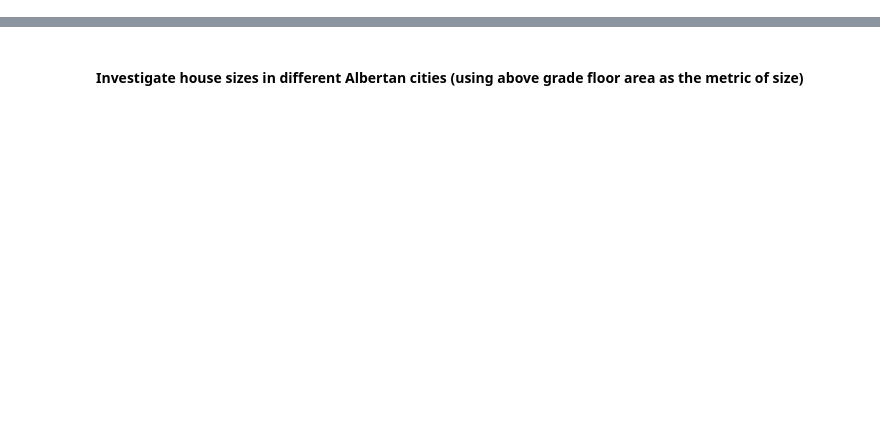
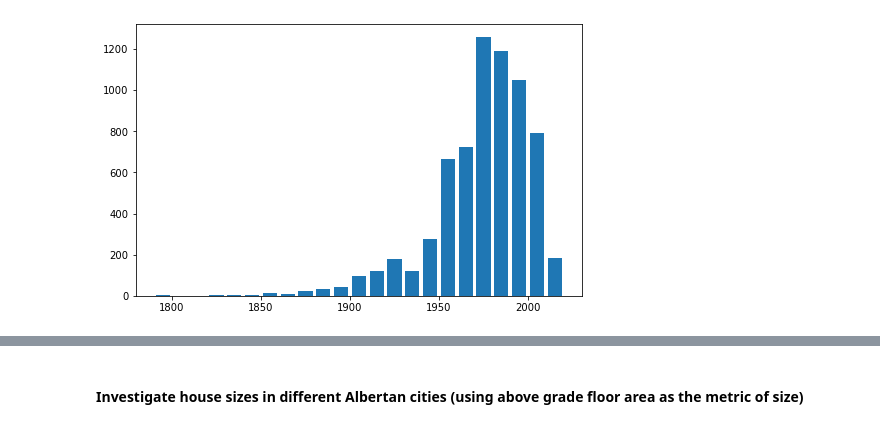
Before and after one commit to canmet-energy/housing-archetypes, a Jupyter notebook: analysis/sample-analysis/housing-archetype-analysis-example.ipynb, the cells around one changed output, grey strips where cells are left out. Cells and saved outputs as stored; diff of their text form; code cells hidden in the pictures; blank space fills up the shorter version.

```diff
--- a/analysis/sample-analysis/housing-archetype-analysis-example.ipynb
+++ b/analysis/sample-analysis/housing-archetype-analysis-example.ipynb
@@ -74,0 +112,8 @@ plt.show()
+# %%
+fig, ax = plt.subplots()
+w=10
+vintages = df_base['vintageExact']
+bin_list = np.arange(min(vintages), max(vintages)+w,w)
+hist = ax.hist(x=df_base['vintageExact'], bins=bin_list, rwidth=0.8)
+# %% [output]
+[figure, added]
```
Also changed, not shown: parts of 52 cells of this notebook, 4 other files.
